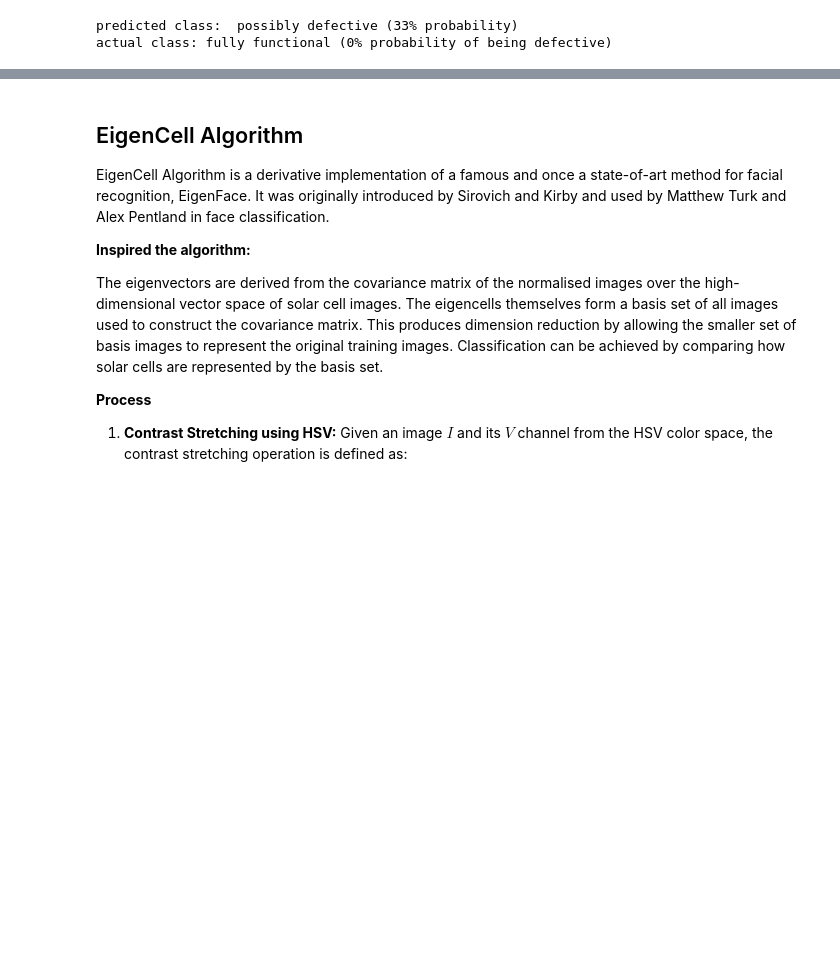
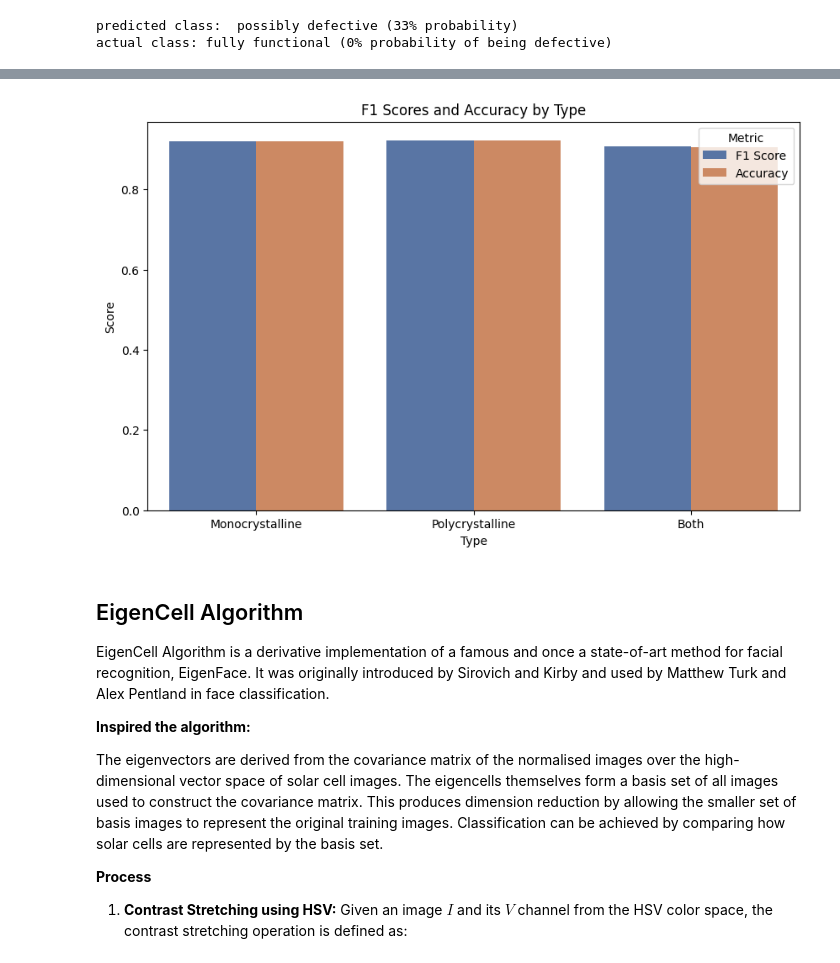
Before and after one commit to fardu8/SolarPanel-EL-Analyzer, a Jupyter notebook: Jarvis_comp9517_project _notebook.ipynb, the cells around one changed output, grey strips where cells are left out. Cells and saved outputs as stored; diff of their text form; code cells hidden in the pictures; blank space fills up the shorter version.

Commit message:
Fixed plots

```diff
--- a/Jarvis_comp9517_project _notebook.ipynb
+++ b/Jarvis_comp9517_project _notebook.ipynb
@@ -351,3 +337,22 @@ __F1 score__
+# %%
+results = {'Monocrystalline':list(metrics[("mono", 224, "data")][:2]), 'Polycrystalline':list(metrics[("poly", 224, "data")][:2]), 'Both':list(metrics[("both", 224, "data")][:2])}
+df = pd.DataFrame(results, index=['F1 Score', 'Accuracy']).T.reset_index()
+df = df.melt(id_vars='index', value_vars=['F1 Score', 'Accuracy'])
+df.rename(columns={'index': 'Type', 'variable': 'Metric', 'value': 'Score'}, inplace=True)
+
+# Plotting the bar plot
+plt.figure(figsize=(10, 6))
+barplot = sns.barplot(x='Type', y='Score', hue='Metric', data=df, palette = 'deep')
+plt.title('F1 Scores and Accuracy by Type')
+plt.ylabel('Score')
+plt.xlabel('Type')
+plt.legend(title='Metric')
+
+# Show the plot
+plt.savefig('./plots/mobilenet_plot.png')
+plt.show()
+# %% [output]
+[figure, added]
 # %% [markdown]
 ## EigenCell Algorithm
 
```
Also changed, not shown: parts of 7 cells of this notebook, 7 other files.
